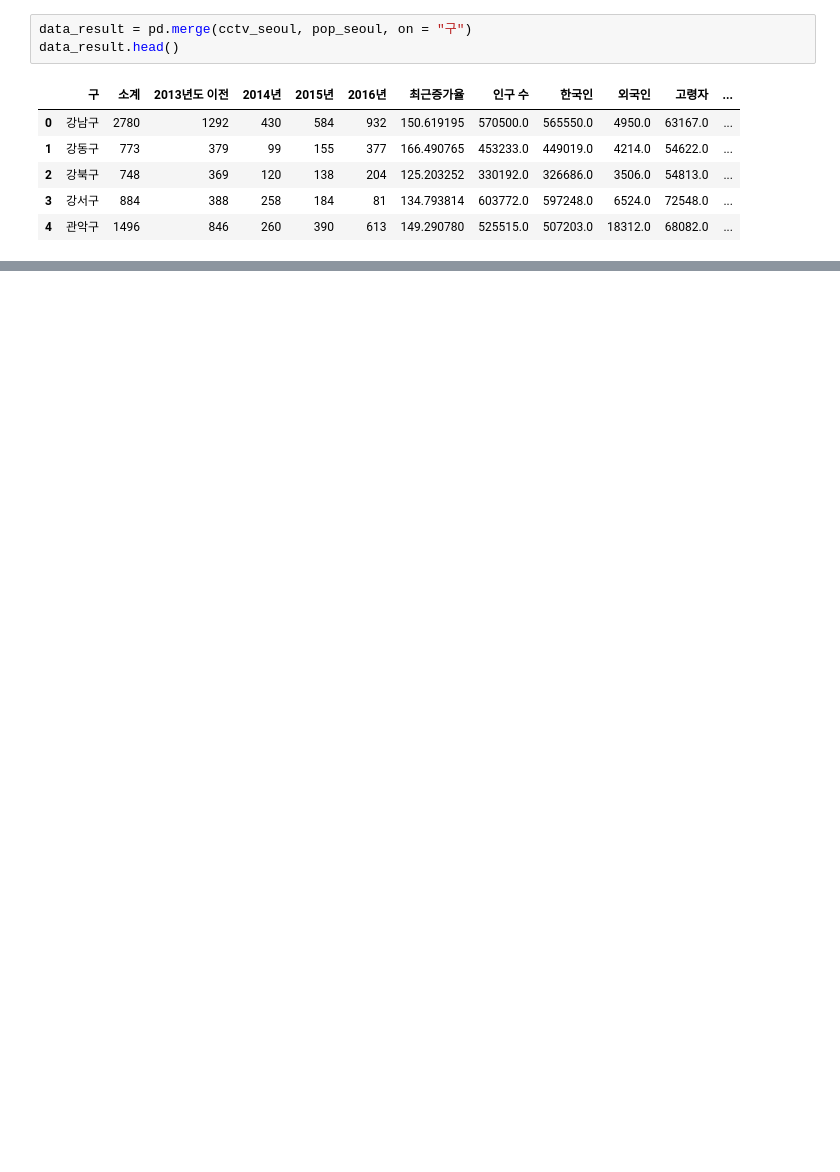
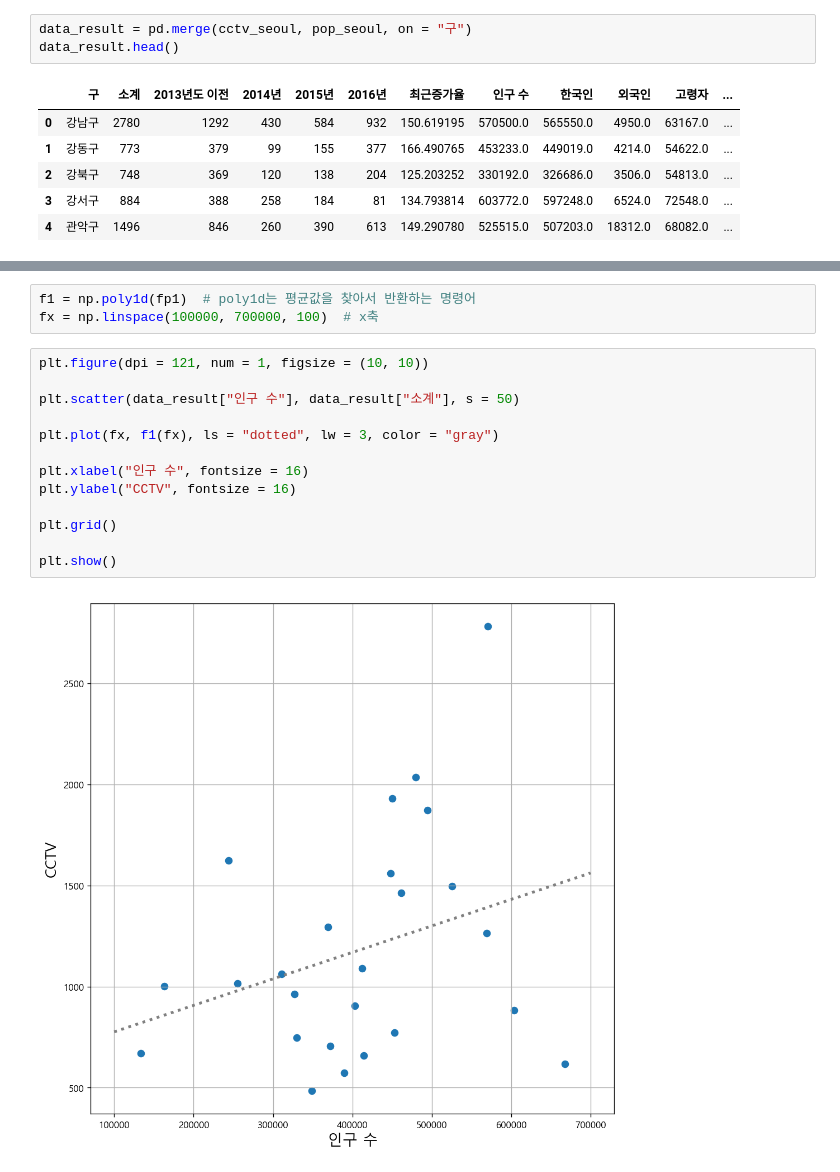
Before and after one commit to Plentir/Python_sync, a Jupyter notebook: 파이썬 머슬캠프/DataFile/source_code/1일차_강의_Excel.ipynb, the cells around one changed output, grey strips where cells are left out. Drawn from its saved outputs; the diff is of its cells as text; blank space fills up the shorter version.

```diff
--- a/파이썬 머슬캠프/DataFile/source_code/1일차_강의_Excel.ipynb
+++ b/파이썬 머슬캠프/DataFile/source_code/1일차_강의_Excel.ipynb
@@ -198,0 +389,18 @@ data_result.head()
+# %%
+f1 = np.poly1d(fp1)  # poly1d는 평균값을 찾아서 반환하는 명령어
+fx = np.linspace(100000, 700000, 100)  # x축
+# %%
+plt.figure(dpi = 121, num = 1, figsize = (10, 10))
+
+plt.scatter(data_result["인구 수"], data_result["소계"], s = 50)
+
+plt.plot(fx, f1(fx), ls = "dotted", lw = 3, color = "gray")
+
+plt.xlabel("인구 수", fontsize = 16)
+plt.ylabel("CCTV", fontsize = 16)
+
+plt.grid()
+
+plt.show()
+# %% [output]
+[figure, added]
```
Also changed, not shown: parts of 31 cells of this notebook, 1 other file.
